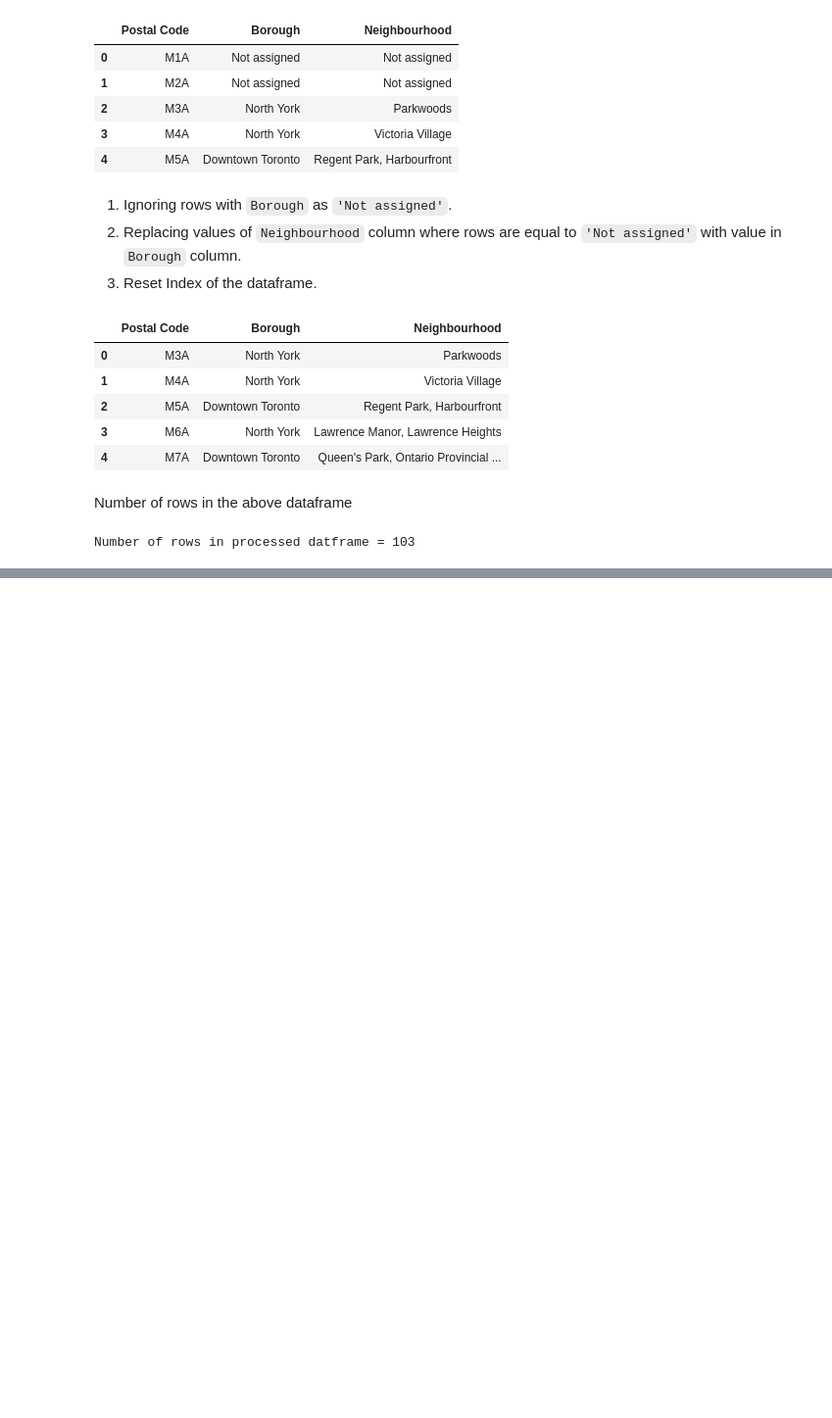
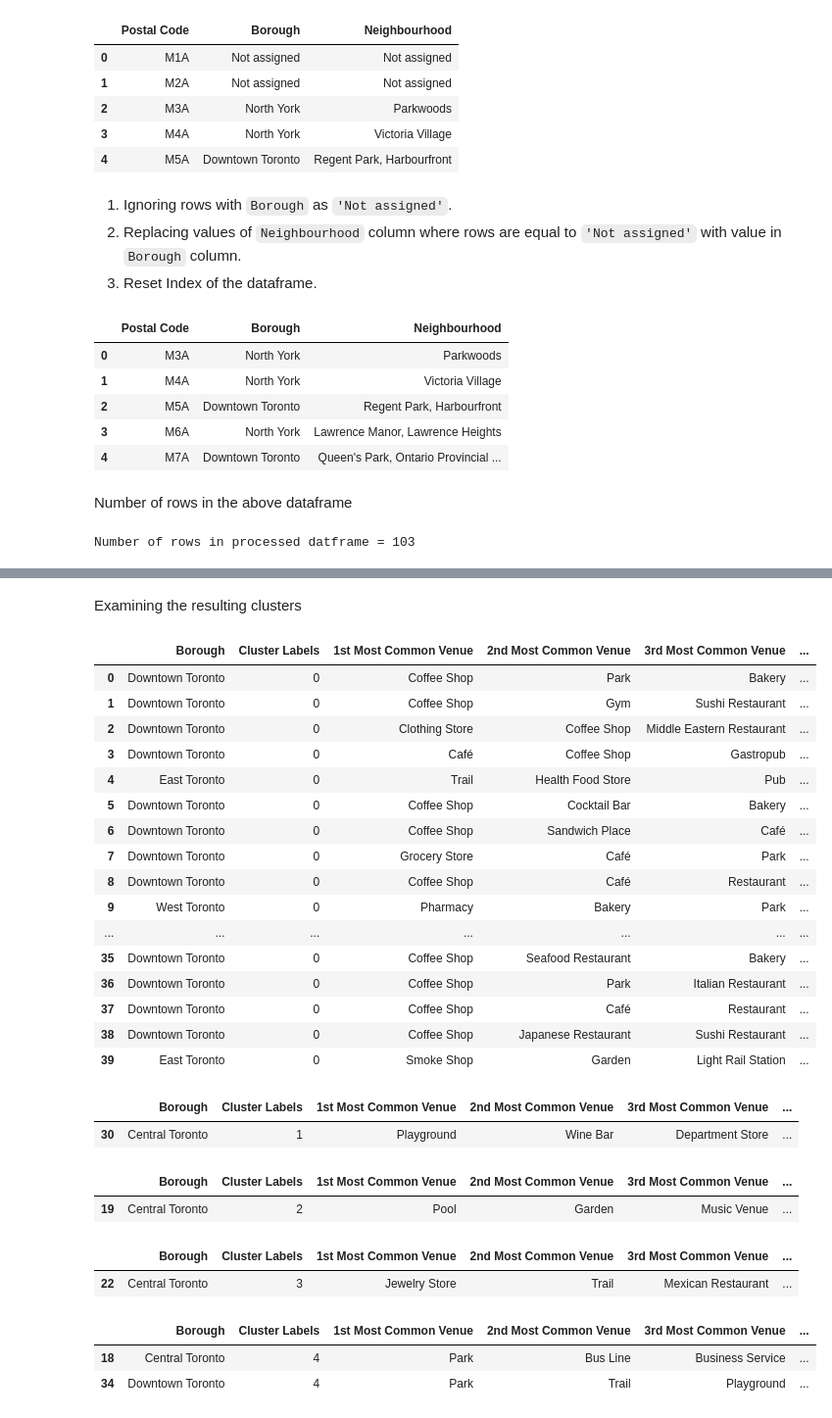
Before and after one commit to bharath3794/Coursera_DataScience_Capstone, a Jupyter notebook: Segmenting and Clustering Neighborhoods in Toronto.ipynb, the cells around one changed output, grey strips where cells are left out. Shown at 98% size. Cells and saved outputs as stored; diff of their text form; code cells hidden in the pictures; blank space fills up the shorter version.

```diff
--- a/Segmenting and Clustering Neighborhoods in Toronto.ipynb
+++ b/Segmenting and Clustering Neighborhoods in Toronto.ipynb
@@ -54,0 +268,3 @@ Number of rows in processed datframe = 103
+# %%
+toronto_grouped = toronto_onehot.groupby('Neighborhood').mean().reset_index()
+toronto_grouped.head()
@@ -54,0 +281,6 @@ Number of rows in processed datframe = 103
+# %%
+def return_most_common_venues(row, num_top_venues):
+    row_categories = row.iloc[1:]
+    row_categories_sorted = row_categories.sort_values(ascending=False)
+
+    return row_categories_sorted.index.values[0:num_top_venues]
@@ -54,0 +317,11 @@ Number of rows in processed datframe = 103
+# %%
+# set number of clusters
+kclusters = 5
+
+toronto_grouped_clustering = toronto_grouped.drop('Neighborhood', 1)
+
+# run k-means clustering
+kmeans = KMeans(n_clusters=kclusters, random_state=13, n_init=50).fit(toronto_grouped_clustering)
+
+# check cluster labels generated for each row in the dataframe
+kmeans.labels_[0:100]
@@ -54,0 +333,15 @@ Number of rows in processed datframe = 103
+# %%
+# add clustering labels
+neighborhoods_venues_sorted.insert(0, 'Cluster Labels', kmeans.labels_)
+
+df_new_cols = [item if item!='Neighbourhood' else 'Neighborhood' for item in df_clust.columns]
+df_clust.columns = df_new_cols
+
+
+# merge manhattan_grouped with manhattan_data to add latitude/longitude for each neighborhood
+toronto_merged = df_clust.join(neighborhoods_venues_sorted.set_index('Neighborhood'), on='Neighborhood')
+toronto_merged.dropna(subset=['Cluster Labels'], inplace=True)
+toronto_merged.reset_index(drop=True, inplace=True)
+toronto_merged = toronto_merged.astype({'Cluster Labels':'int32'})
+
+toronto_merged.head() # check the last columns!
@@ -54,0 +383,43 @@ Number of rows in processed datframe = 103
+# %% [markdown]
+Examining the resulting clusters
+# %%
+toronto_merged.loc[toronto_merged['Cluster Labels'] == 0, toronto_merged.columns[[1] + list(range(5, toronto_merged.shape[1]))]]
+# %% [output]
+|  | Borough | Cluster Labels | 1st Most Common Venue | 2nd Most Common Venue | 3rd Most Common Venue | ... |
+| 0 | Downtown Toronto | 0 | Coffee Shop | Park | Bakery | ... |
+| 1 | Downtown Toronto | 0 | Coffee Shop | Gym | Sushi Restaurant | ... |
+| 2 | Downtown Toronto | 0 | Clothing Store | Coffee Shop | Middle Eastern Restaurant | ... |
+| 3 | Downtown Toronto | 0 | Café | Coffee Shop | Gastropub | ... |
+| 4 | East Toronto | 0 | Trail | Health Food Store | Pub | ... |
+| 5 | Downtown Toronto | 0 | Coffee Shop | Cocktail Bar | Bakery | ... |
+| 6 | Downtown Toronto | 0 | Coffee Shop | Sandwich Place | Café | ... |
+| 7 | Downtown Toronto | 0 | Grocery Store | Café | Park | ... |
+| 8 | Downtown Toronto | 0 | Coffee Shop | Café | Restaurant | ... |
+| 9 | West Toronto | 0 | Pharmacy | Bakery | Park | ... |
+| ... | ... | ... | ... | ... | ... | ... |
+| 35 | Downtown Toronto | 0 | Coffee Shop | Seafood Restaurant | Bakery | ... |
+| 36 | Downtown Toronto | 0 | Coffee Shop | Park | Italian Restaurant | ... |
+| 37 | Downtown Toronto | 0 | Coffee Shop | Café | Restaurant | ... |
+| 38 | Downtown Toronto | 0 | Coffee Shop | Japanese Restaurant | Sushi Restaurant | ... |
+| 39 | East Toronto | 0 | Smoke Shop | Garden | Light Rail Station | ... |
+# %%
+toronto_merged.loc[toronto_merged['Cluster Labels'] == 1, toronto_merged.columns[[1] + list(range(5, toronto_merged.shape[1]))]]
+# %% [output]
+|  | Borough | Cluster Labels | 1st Most Common Venue | 2nd Most Common Venue | 3rd Most Common Venue | ... |
+| 30 | Central Toronto | 1 | Playground | Wine Bar | Department Store | ... |
+# %%
+toronto_merged.loc[toronto_merged['Cluster Labels'] == 2, toronto_merged.columns[[1] + list(range(5, toronto_merged.shape[1]))]]
+# %% [output]
+|  | Borough | Cluster Labels | 1st Most Common Venue | 2nd Most Common Venue | 3rd Most Common Venue | ... |
+| 19 | Central Toronto | 2 | Pool | Garden | Music Venue | ... |
+# %%
+toronto_merged.loc[toronto_merged['Cluster Labels'] == 3, toronto_merged.columns[[1] + list(range(5, toronto_merged.shape[1]))]]
+# %% [output]
+|  | Borough | Cluster Labels | 1st Most Common Venue | 2nd Most Common Venue | 3rd Most Common Venue | ... |
+| 22 | Central Toronto | 3 | Jewelry Store | Trail | Mexican Restaurant | ... |
+# %%
+toronto_merged.loc[toronto_merged['Cluster Labels'] == 4, toronto_merged.columns[[1] + list(range(5, toronto_merged.shape[1]))]]
+# %% [output]
+|  | Borough | Cluster Labels | 1st Most Common Venue | 2nd Most Common Venue | 3rd Most Common Venue | ... |
+| 18 | Central Toronto | 4 | Park | Bus Line | Business Service | ... |
+| 34 | Downtown Toronto | 4 | Park | Trail | Playground | ... |
```
Also changed, not shown: parts of 37 cells of this notebook.
